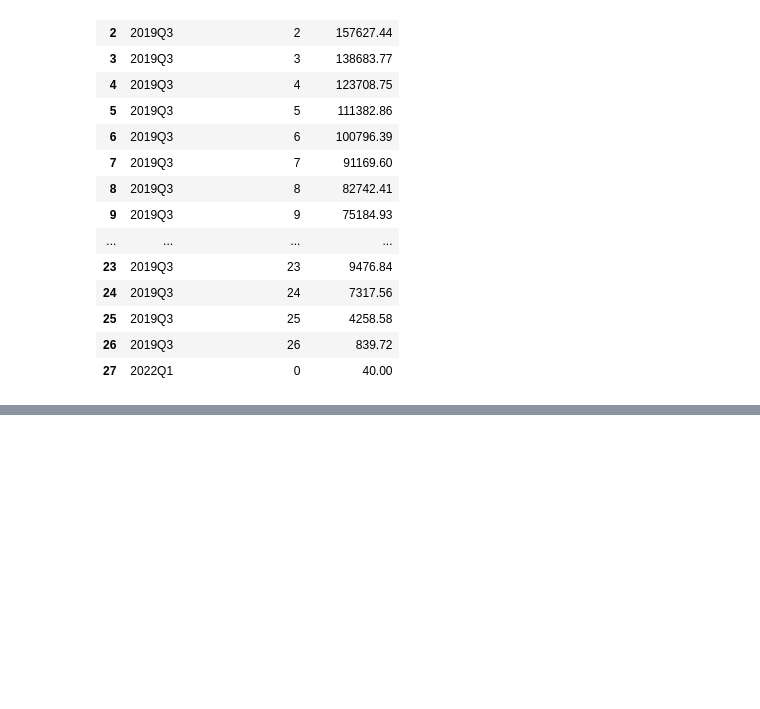
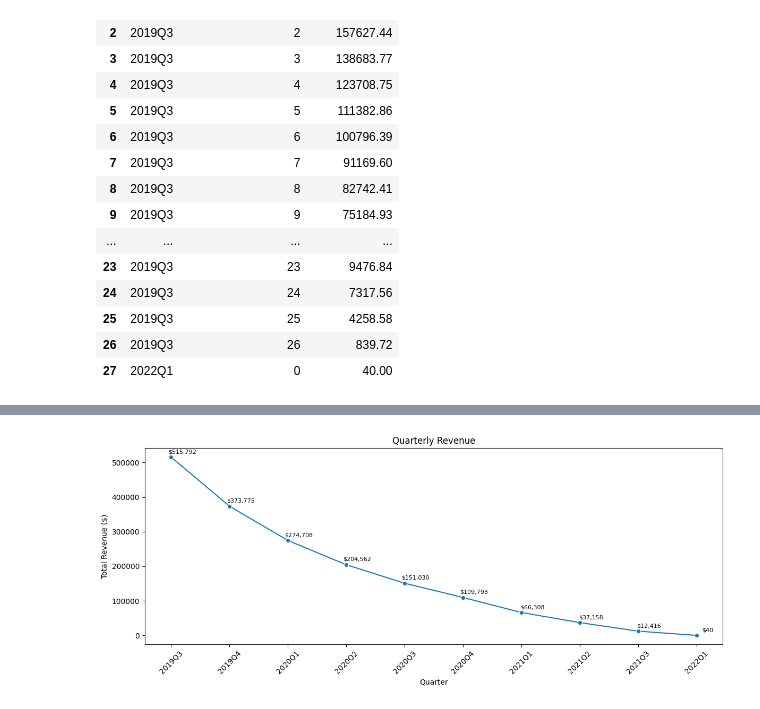
Before and after one commit to apetrovska/subscription-analysis, a Jupyter notebook: subscription_analysis_python.ipynb, the cells around one changed output, grey strips where cells are left out. Saved outputs shown, nothing was run; the diff lists cells and outputs as text; code cells hidden in the pictures; blank space fills up the shorter version.

```diff
--- a/subscription_analysis_python.ipynb
+++ b/subscription_analysis_python.ipynb
@@ -197,9 +197,9 @@ print(payments_df['number_of_renewals'].unique())
 payments_df['quarter'] = payments_df['payment_date'].dt.to_period('Q')
 
 # Group by quarter and sum revenue
-quartely_revenue = payments_df.groupby('quarter')['payment_amount'].sum().reset_index().rename(columns={'payment_amount': 'total_revenue'}).sort_values('quarter')
+quarterly_revenue = payments_df.groupby('quarter')['payment_amount'].sum().reset_index().rename(columns={'payment_amount': 'total_revenue'}).sort_values('quarter')
 
-print(quartely_revenue)
+print(quarterly_revenue)
 # %% [output]
   quarter  total_revenue
 0  2019Q3      515791.70
@@ -248,0 +313,28 @@ cohort_revenue.head(30)
+# %%
+# Quarterly Revenue
+quarterly_revenue['quarter'] = quarterly_revenue['quarter'].astype(str)
+plt.figure(figsize=(12, 5))
+
+sns.lineplot(
+    data=quarterly_revenue,
+    x='quarter',
+    y='total_revenue',
+    marker='o'
+)
+
+for x, y in zip(quarterly_revenue['quarter'], quarterly_revenue['total_revenue']):
+    plt.annotate(f'${y:,.0f}',
+                xy=(x, y),
+                xytext=(15, 5),
+                textcoords='offset points',
+                ha='center',
+                fontsize=8)
+
+plt.title('Quarterly Revenue')
+plt.xlabel('Quarter')
+plt.ylabel('Total Revenue ($)')
+plt.xticks(rotation=45)
+plt.tight_layout()
+plt.show()
+# %% [output]
+[figure, added]
```
Also changed, not shown: parts of 5 cells of this notebook.
